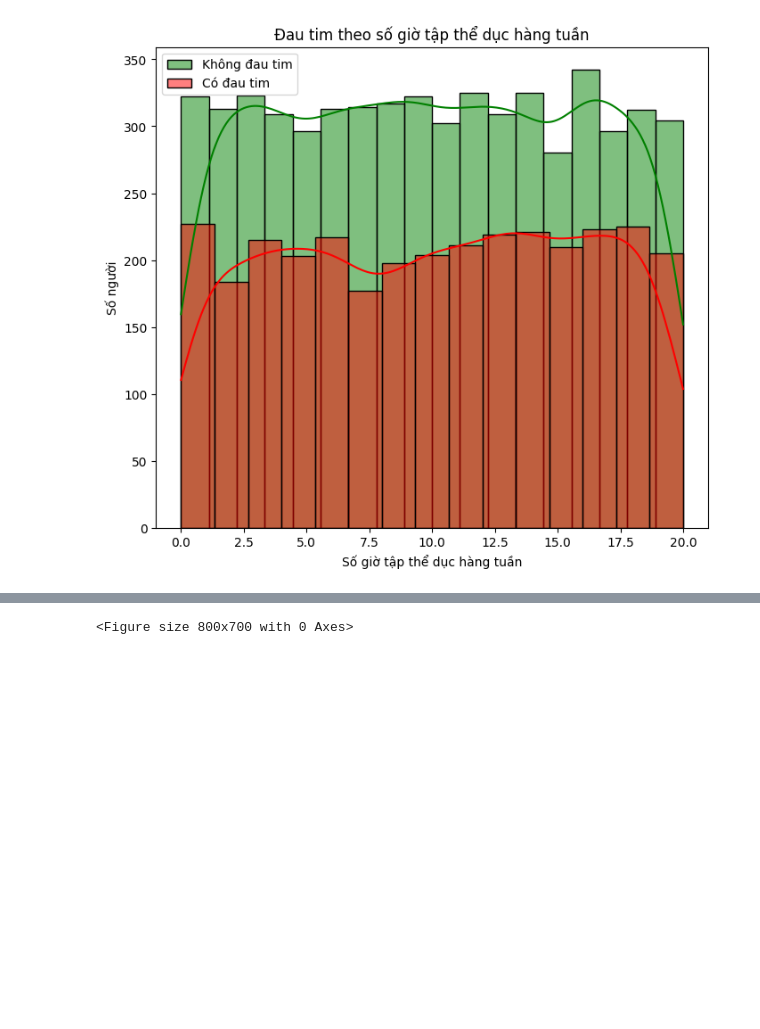
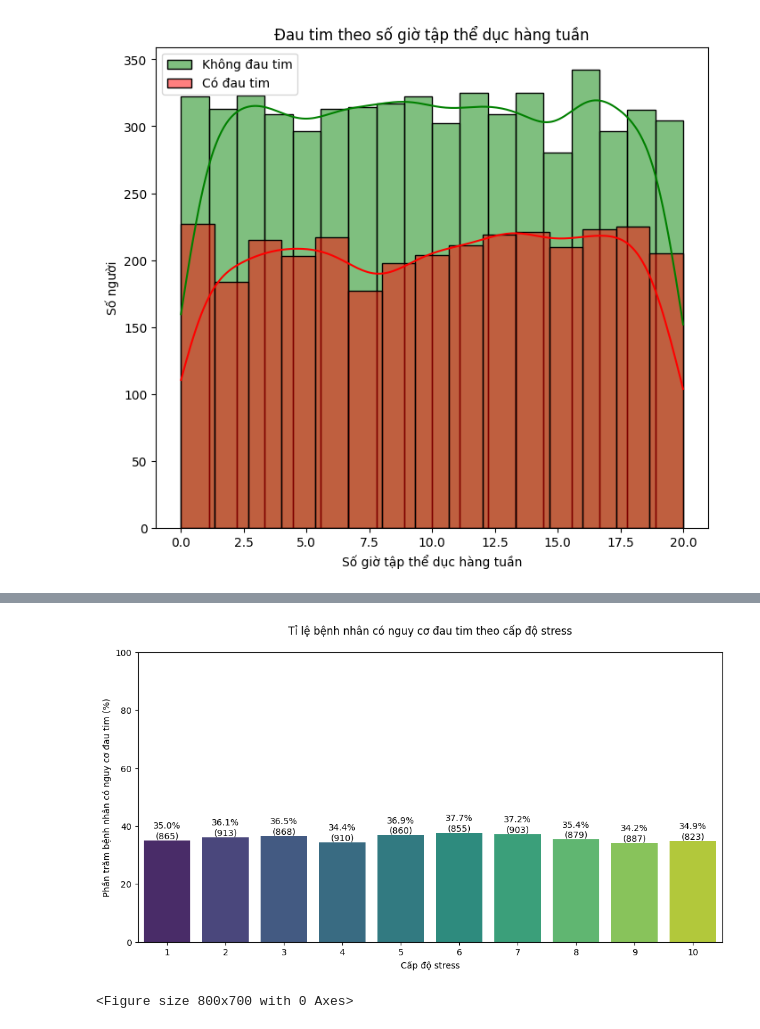
Before and after one commit to thangtrandoan/DataProcessing-Project, a Jupyter notebook: test.ipynb, the cells around one changed output, grey strips where cells are left out. Saved outputs shown, nothing was run; the diff lists cells and outputs as text; code cells hidden in the pictures; blank space fills up the shorter version.

```diff
--- a/test.ipynb
+++ b/test.ipynb
@@ -913,3 +972,37 @@ plt.show()
+# %%
+import pandas as pd
+import matplotlib.pyplot as plt
+import seaborn as sns
+
+# Read data
+df = pd.read_csv('D:\\code\\laptrinhxulidulieu\\DataProcessing-Project\\data\\exported_file.csv')
+
+# Group by stress level and calculate percentage of heart attack risk
+stress_groups = df.groupby('Stress Level')['Heart Attack Risk'].mean() * 100
+stress_counts = df['Stress Level'].value_counts().sort_index()
+
+# Create bar chart
+plt.figure(figsize=(12,6))
+chart = sns.barplot(x=stress_groups.index, y=stress_groups.values, palette='viridis')
+
+# Add percentage labels on bars
+for i, p in enumerate(chart.patches):
+    percentage = stress_groups.iloc[i]
+    count = stress_counts.iloc[i]
+    text = f'{percentage:.1f}%\n({count:,})'
+    chart.annotate(text,
+                  (p.get_x() + p.get_width()/2, p.get_height()),
+                  ha='center', va='bottom')
+
+# Customize chart
+plt.title('Tỉ lệ bệnh nhân có nguy cơ đau tim theo cấp độ stress', pad=20)
+plt.xlabel('Cấp độ stress')
+plt.ylabel('Phần trăm bệnh nhân có nguy cơ đau tim (%)')
+plt.ylim(0, 100)
+
+plt.show()
+# %% [output]
+[figure, added]
 # %%
 # Tính tổng số người trong mỗi nhóm Heart Attack Risk
 total_counts = data.groupby('Heart Attack Risk')['Previous Heart Problems'].value_counts(normalize=True).unstack()
```
Also changed, not shown: parts of 6 cells of this notebook.
